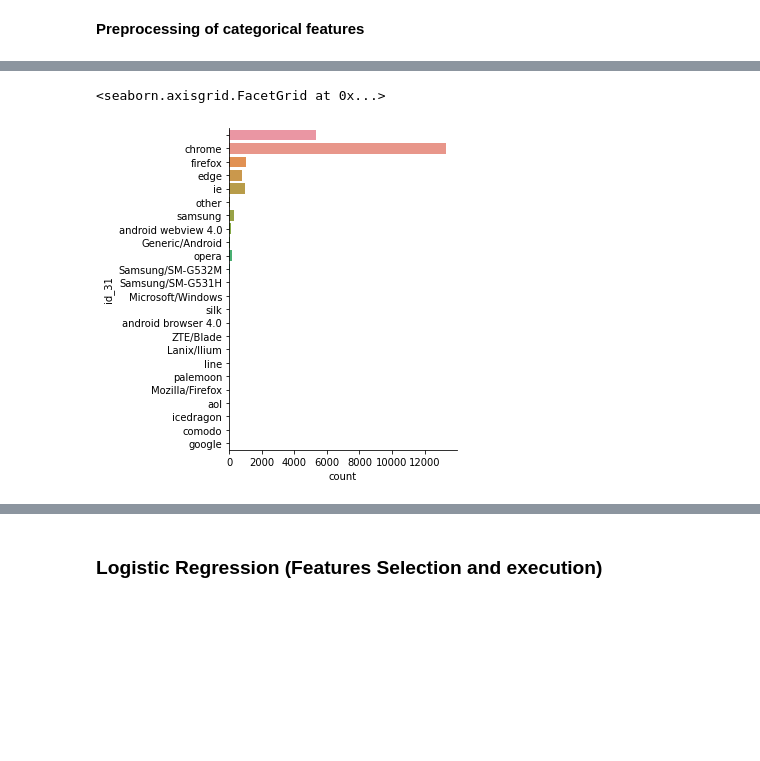
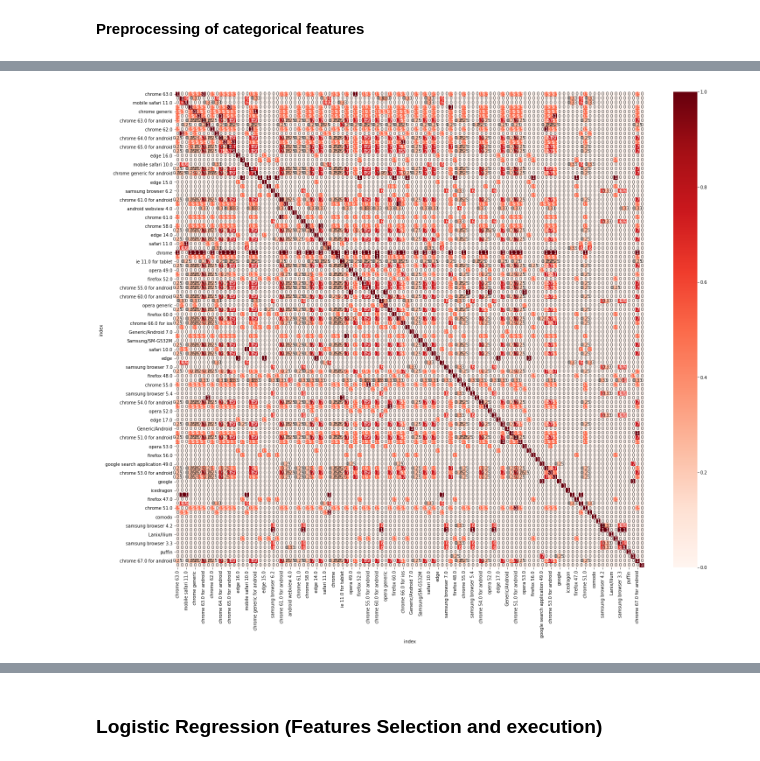
Before and after one commit to trodrigue1304/Fraud_detection_algorithm, a Jupyter notebook: source.ipynb, the cells around one changed output, grey strips where cells are left out. Cells and saved outputs as stored; diff of their text form; code cells hidden in the pictures; blank space fills up the shorter version.

```diff
--- a/source.ipynb
+++ b/source.ipynb
@@ -224,7 +380,7 @@ def ngram(sentence, len_gram):
     Fonction for splitting sentences into d-grammes
   """
   sentence = sentence.strip()
-  sentence_split = re.split(r'[/,\s]\s*', sentence)
+  sentence_split = re.split(r'[/\-,\s]\s*', sentence)
   words = []
   if len_gram >= len(sentence.split()) :
     sent_len = 1
@@ -246,17 +402,23 @@ def diff_ngram(sent_a, sent_b, len_gram):
           if i == j:
               cnt += 1
   return cnt/len(a)
+
+def calculate_similarities(sentences):
+  matrix_comparison = np.zeros((len(sentences), len(sentences)))
+  for i in range(len(sentences)):
+    for j in range(len(sentences)):
+      matrix_comparison[i][j] = diff_ngram(sentences[i], sentences[j], 1)
+  mat = pd.DataFrame(matrix_comparison).set_index(sentences)
+  mat.columns = sentences
+  return mat
 # %%
 values = train_imputed['id_31'].value_counts().reset_index()['index']
-matrix_comparison = np.zeros((len(values), len(values)))
-for i in range(len(values)):
-  for j in range(len(values)):
-    matrix_comparison[i][j] = diff_ngram(values[i], values[j], 1)
-mat = pd.DataFrame(matrix_comparison).set_index(values)
-mat.columns = values
+mat = calculate_similarities(values)
 plt.figure(figsize=(24,20))
 sns.heatmap(mat, annot=True, cmap=plt.cm.Reds)
 plt.show()
+# %% [output]
+[figure, added]
 # %%
 #Select the max per column
 ### First we replace on the diagonal the 1 value
@@ -299,5 +462,0 @@ train_imputed = train_imputed.drop(["New","Prev"], axis= 1)
-# %%
-sns.catplot(y='id_31',kind='count',data=train_imputed)
-# %% [output]
-<seaborn.axisgrid.FacetGrid at 0x...>
-[figure, removed]
```
Also changed, not shown: parts of 41 cells of this notebook.
